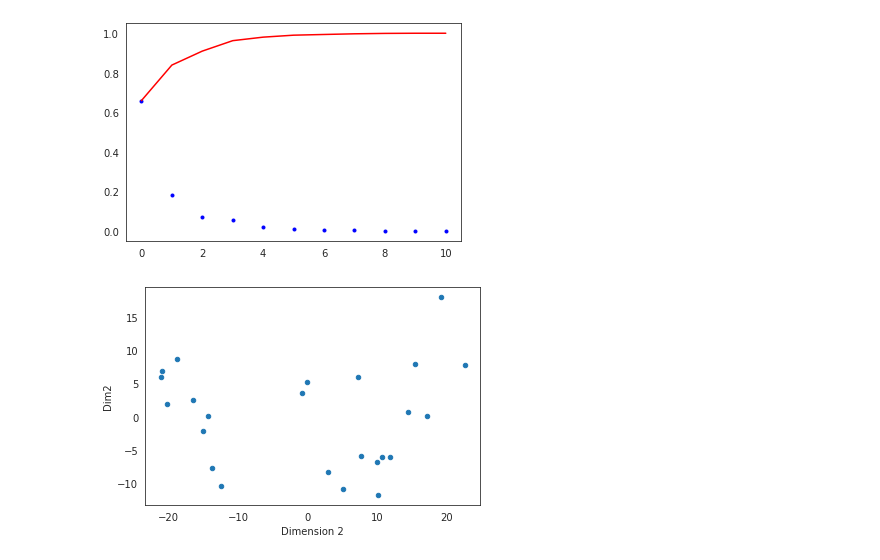
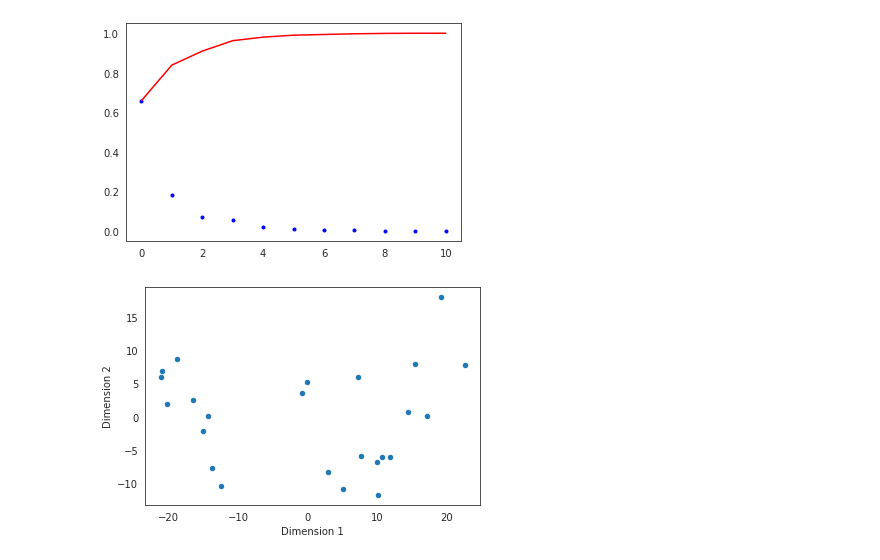
Before and after one commit to 3keneko/devstats, a Jupyter notebook: devoir_ben_lu.ipynb, the cells around one changed output. Saved outputs shown, nothing was run; the diff lists cells and outputs as text; code cells hidden in the pictures.

```diff
--- a/devoir_ben_lu.ipynb
+++ b/devoir_ben_lu.ipynb
@@ -167,13 +167,13 @@ plt.show()
 # %%
 depenses_pca = pca.transform(numeric_depenses)
 depenses_pca_df = pd.DataFrame({
     "Dim1": depenses_pca[:,0],
     "Dim2": depenses_pca[:,1],
     "Année": depenses_complet["Unnamed: 0"]
 })
 depenses_pca_df.plot.scatter("Dim1", "Dim2")
 plt.xlabel("Dimension 1")
-plt.xlabel("Dimension 2")
+plt.ylabel("Dimension 2")
 plt.show()
 # %% [output]
-[figure, old version]
+[figure, new version]
```
Also changed, not shown: 1 other file.
